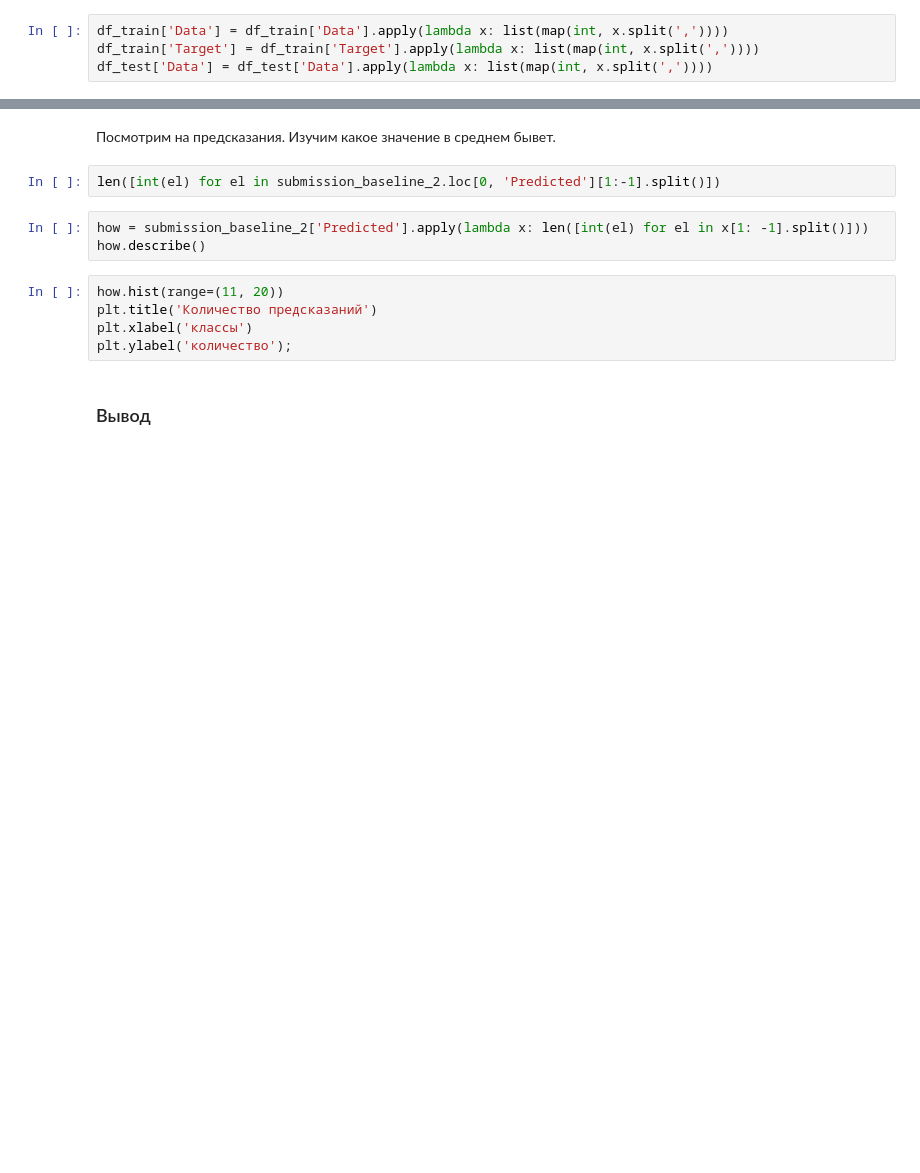
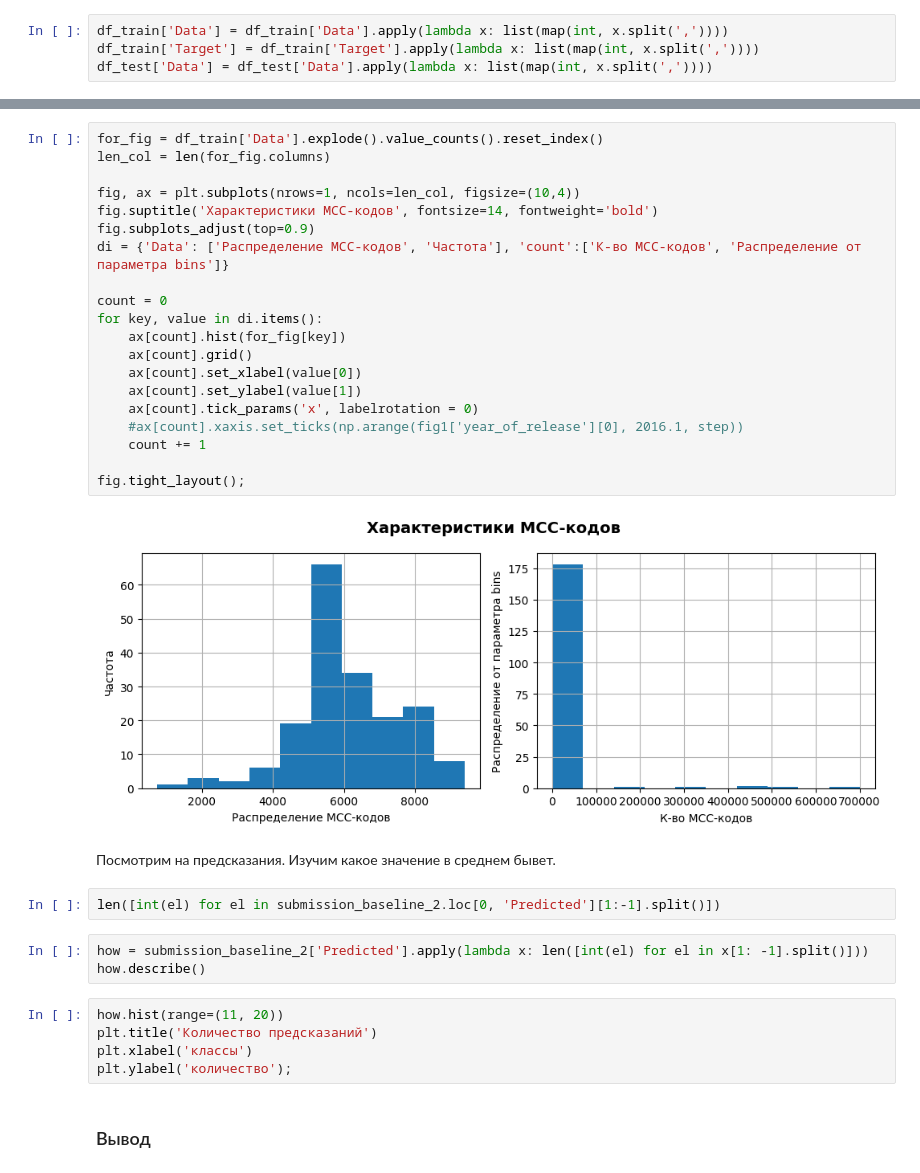
Before and after one commit to observer012/Pet_projects, a Jupyter notebook: kaggle Alfa-bank/Alfa_task.ipynb, the cells around one changed output, grey strips where cells are left out. Drawn from its saved outputs; the diff is of its cells as text; blank space fills up the shorter version.

Commit message:
10. change structure and add graph

```diff
--- a/kaggle Alfa-bank/Alfa_task.ipynb
+++ b/kaggle Alfa-bank/Alfa_task.ipynb
@@ -160,3 +289,25 @@ df_test['Data'] = df_test['Data'].apply(lambda x: list(map(int, x.split(','))))
+# %%
+for_fig = df_train['Data'].explode().value_counts().reset_index()
+len_col = len(for_fig.columns)
+
+fig, ax = plt.subplots(nrows=1, ncols=len_col, figsize=(10,4))
+fig.suptitle('Характеристики MCC-кодов', fontsize=14, fontweight='bold')
+fig.subplots_adjust(top=0.9)
+di = {'Data': ['Распределение МСС-кодов', 'Частота'], 'count':['К-во MCC-кодов', 'Распределение от параметра bins']}
+
+count = 0
+for key, value in di.items():
+    ax[count].hist(for_fig[key])
+    ax[count].grid()
+    ax[count].set_xlabel(value[0])
+    ax[count].set_ylabel(value[1])
+    ax[count].tick_params('x', labelrotation = 0)
+    #ax[count].xaxis.set_ticks(np.arange(fig1['year_of_release'][0], 2016.1, step))
+    count += 1
+
+fig.tight_layout();
+# %% [output]
+[figure, added]
 # %% [markdown]
 Посмотрим на предсказания. Изучим какое значение в среднем бывет.
 # %%
```
Also changed, not shown: parts of 40 cells of this notebook.
